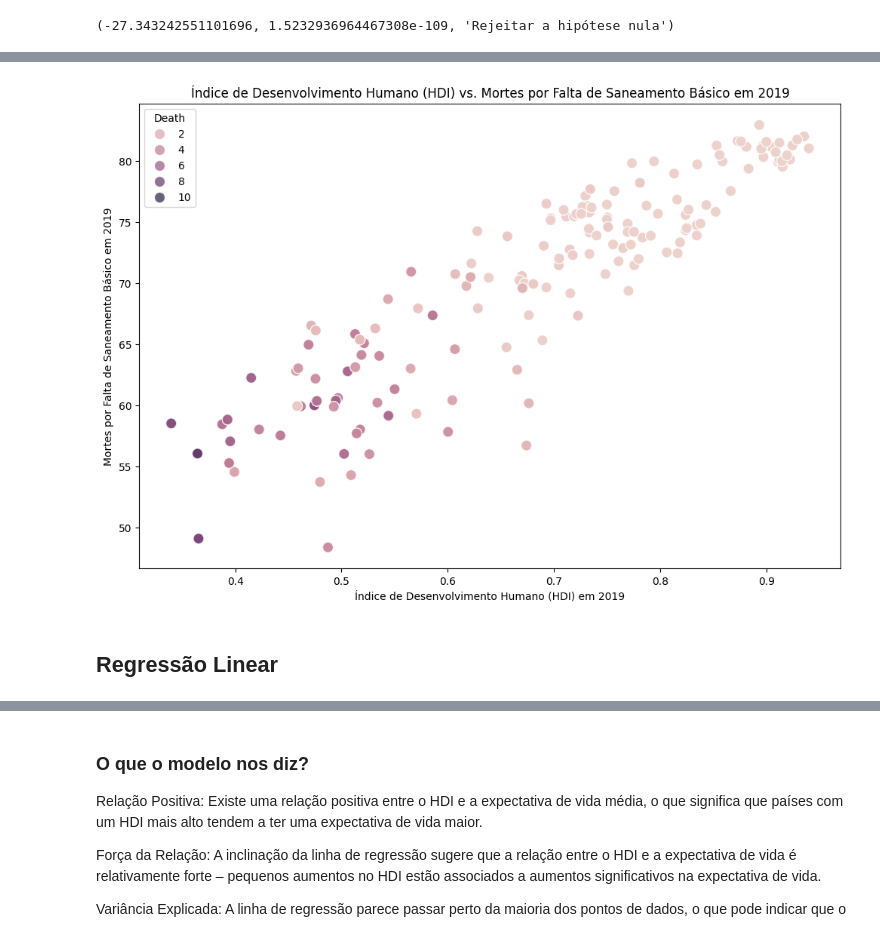
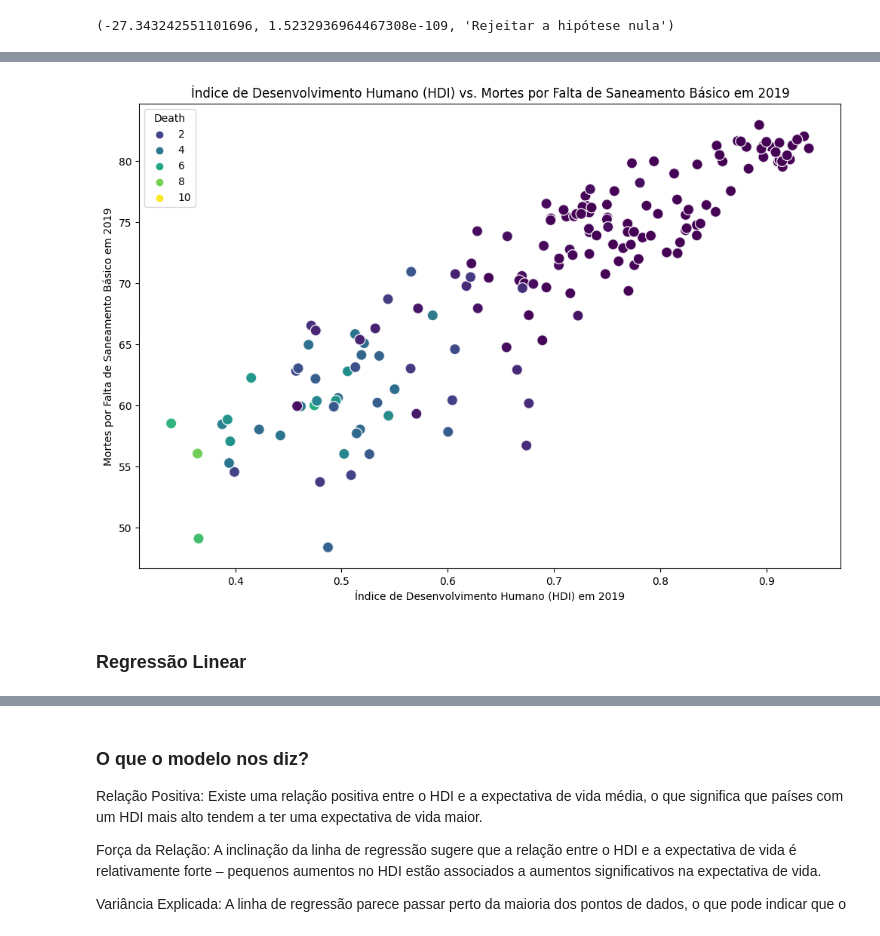
Before and after one commit to marcelomrad/Trabalho_Final_ICD, a Jupyter notebook: main.ipynb, the cells around one changed output, grey strips where cells are left out. Saved outputs shown, nothing was run; the diff lists cells and outputs as text; code cells hidden in the pictures.

```diff
--- a/main.ipynb
+++ b/main.ipynb
@@ -2153,28 +2119,28 @@ Notes:
 # %%
 # Filtre o DataFrame para conter apenas os dados de 2019.
 
 anos_interesse = [2000, 2010, 2015, 2019]
 df_anos_interesse = merged_df_12[merged_df_12['Year'].isin(anos_interesse)]
 df_anos_interesse['Media_LifeExp'] = df_anos_interesse[['LifeExp_2000', 'LifeExp_2010', 'LifeExp_2015', 'LifeExp_2019']].mean(axis=1)
 df_anos_interesse['Media_HDI'] = df_anos_interesse[['HDI_2000', 'HDI_2010', 'HDI_2015', 'HDI_2019']].mean(axis=1)
 
 # Crie o gráfico de dispersão.
 plt.figure(figsize=(12, 8))
 
 # Use o método scatter do matplotlib para criar o gráfico.
-scatter = sns.scatterplot(x='Media_HDI', y='Media_LifeExp', hue='Death', data=df_anos_interesse, s=100, alpha=0.7)
+scatter = sns.scatterplot(x='Media_HDI', y='Media_LifeExp', hue='Death', data=df_anos_interesse, s=100, alpha=0.7, palette='viridis')
 
 # Defina os rótulos dos eixos e o título.
 plt.title('Índice de Desenvolvimento Humano (HDI) vs. Mortes por Falta de Saneamento Básico em 2019')
 plt.xlabel('Índice de Desenvolvimento Humano (HDI) em 2019')
 plt.ylabel('Mortes por Falta de Saneamento Básico em 2019')
 
 # Exiba o gráfico.
 plt.show()
 # %% [output]
-[figure, old version]
+[figure, new version]
 # %% [markdown]
-## Regressão Linear
+### Regressão Linear
 # %%
 from sklearn.preprocessing import StandardScaler
 
```
Also changed, not shown: parts of 42 cells of this notebook.
